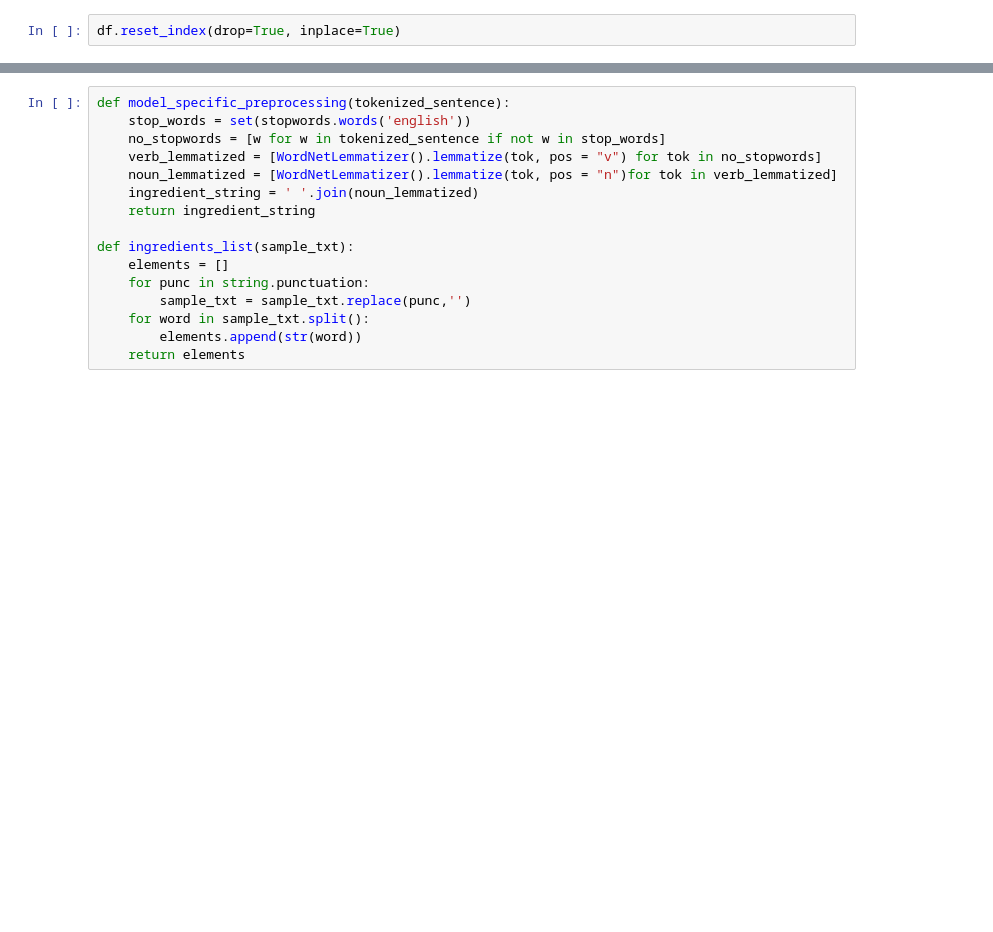
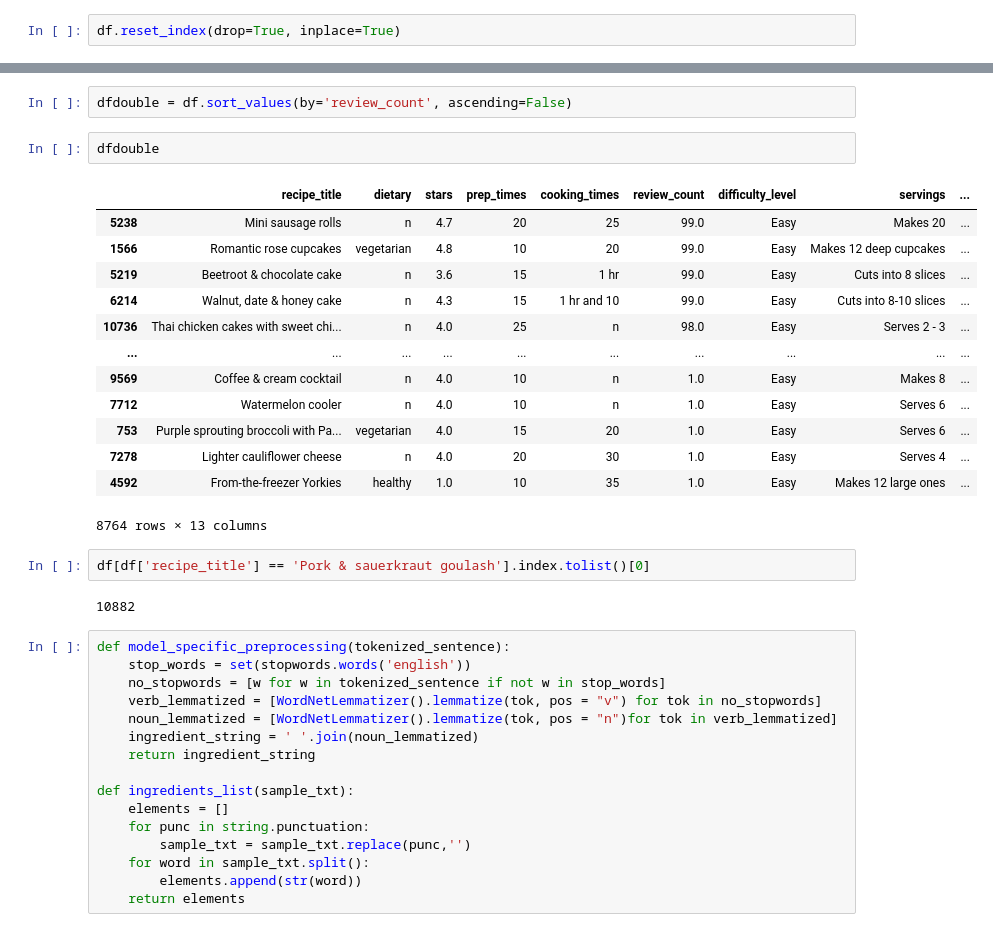
Before and after one commit to mfaruki/replenish_frontend, a Jupyter notebook: replenish_frontend/Untitled.ipynb, the cells around one changed output, grey strips where cells are left out. Drawn from its saved outputs; the diff is of its cells as text; blank space fills up the shorter version.

```diff
--- a/replenish_frontend/Untitled.ipynb
+++ b/replenish_frontend/Untitled.ipynb
@@ -34,3 +38,25 @@ df
+# %%
+dfdouble = df.sort_values(by='review_count', ascending=False)
+# %%
+dfdouble
+# %% [output]
+|  | recipe_title | dietary | stars | prep_times | cooking_times | review_count | difficulty_level | servings | ... |
+| 5238 | Mini sausage rolls | n | 4.7 | 20 | 25 | 99.0 | Easy | Makes 20 | ... |
+| 1566 | Romantic rose cupcakes | vegetarian | 4.8 | 10 | 20 | 99.0 | Easy | Makes 12 deep cupcakes | ... |
+| 5219 | Beetroot & chocolate cake | n | 3.6 | 15 | 1 hr | 99.0 | Easy | Cuts into 8 slices | ... |
+| 6214 | Walnut, date & honey cake | n | 4.3 | 15 | 1 hr and 10 | 99.0 | Easy | Cuts into 8-10 slices | ... |
+| 10736 | Thai chicken cakes with sweet chi... | n | 4.0 | 25 | n | 98.0 | Easy | Serves 2 - 3 | ... |
+| ... | ... | ... | ... | ... | ... | ... | ... | ... | ... |
+| 9569 | Coffee & cream cocktail | n | 4.0 | 10 | n | 1.0 | Easy | Makes 8 | ... |
+| 7712 | Watermelon cooler | n | 4.0 | 10 | n | 1.0 | Easy | Serves 6 | ... |
+| 753 | Purple sprouting broccoli with Pa... | vegetarian | 4.0 | 15 | 20 | 1.0 | Easy | Serves 6 | ... |
+| 7278 | Lighter cauliflower cheese | n | 4.0 | 20 | 30 | 1.0 | Easy | Serves 4 | ... |
+| 4592 | From-the-freezer Yorkies | healthy | 1.0 | 10 | 35 | 1.0 | Easy | Makes 12 large ones | ... |
+8764 rows × 13 columns
+# %%
+df[df['recipe_title'] == 'Pork & sauerkraut goulash'].index.tolist()[0]
+# %% [output]
+10882
 # %%
 def model_specific_preprocessing(tokenized_sentence):
     stop_words = set(stopwords.words('english'))
```
Also changed, not shown: parts of 31 cells of this notebook, 4 other files.
